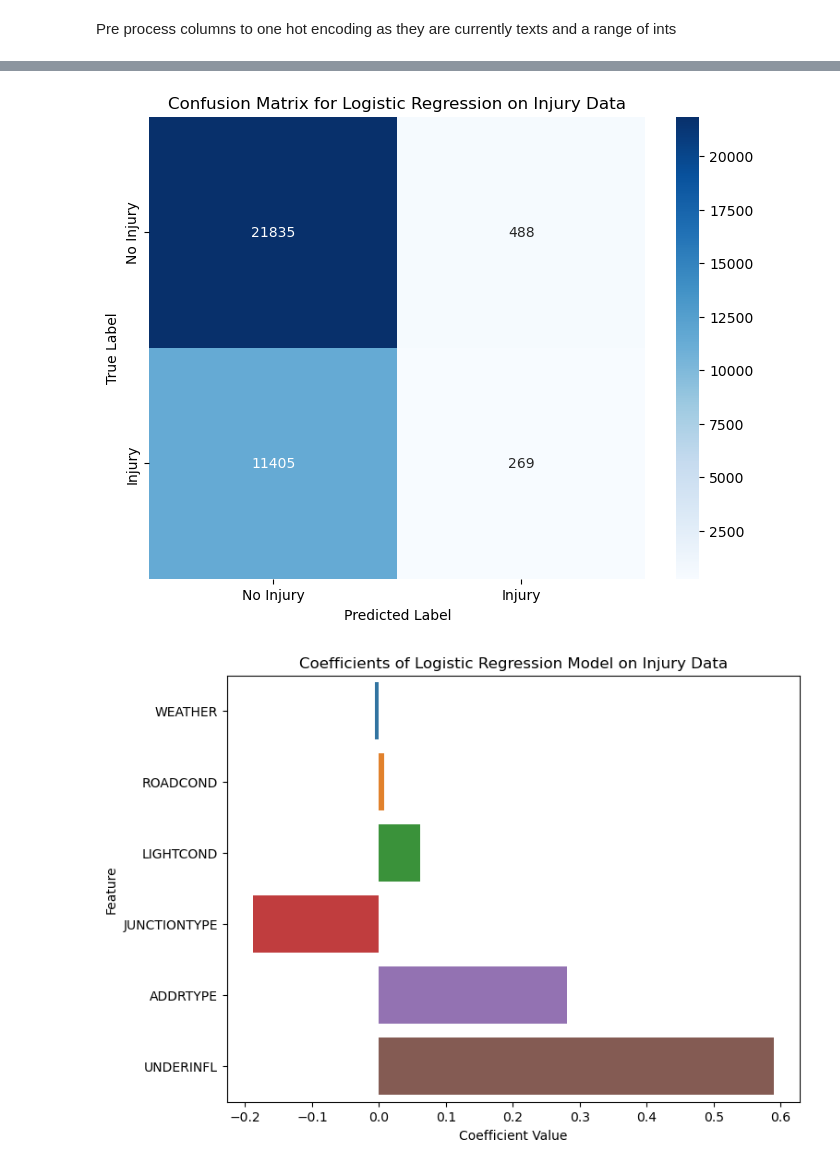
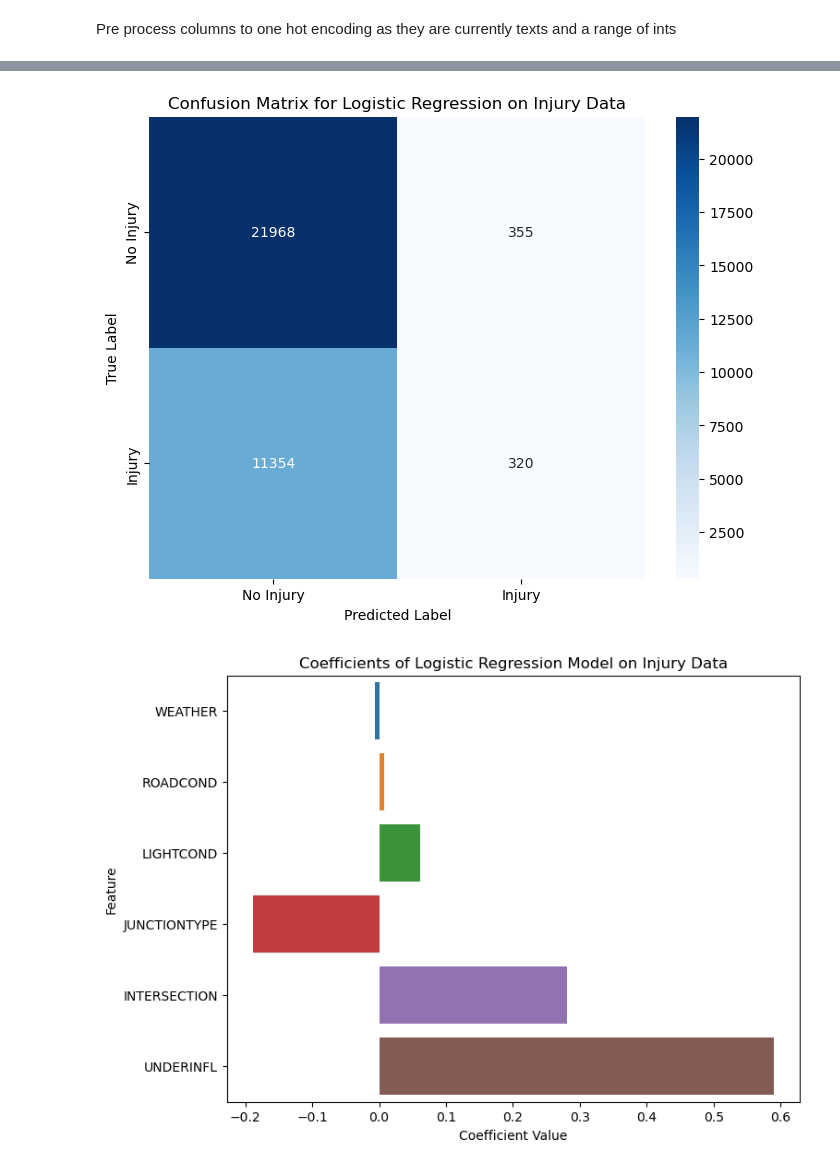
Before and after one commit to yuan25j/comp562finalproj, a Jupyter notebook: my.ipynb, the cells around one changed output, grey strips where cells are left out. Cells and saved outputs as stored; diff of their text form; code cells hidden in the pictures.

Commit message:
addrtype update

```diff
--- a/my.ipynb
+++ b/my.ipynb
@@ -26,17 +27,17 @@ data = pd.read_csv("CleanedSeattleData.csv")
 # Convert 'INJURIES' column to binary (1 if injuries > 0, else 0)
 
 # Prepare the features and target
-X = data[['WEATHER', 'ROADCOND', 'LIGHTCOND', 'JUNCTIONTYPE','ADDRTYPE' ,'UNDERINFL']]  # Features
+X = data[['WEATHER', 'ROADCOND', 'LIGHTCOND', 'JUNCTIONTYPE','INTERSECTION' ,'UNDERINFL']]  # Features
 y = data['INJURY_BINARY'] = data['SEVERITYCODE'].apply(lambda x: 1 if x > 1 else 0)
 # Split the data - 80% for training and 20% for testing
 X_train_val, X_test, y_train_val, y_test = train_test_split(X, y, test_size=0.2, random_state=42)
 X_train, X_val, y_train, y_val = train_test_split(X_train_val, y_train_val, test_size=0.25, random_state=42)
 # The above splits the data into 60% training, 20% validation, and 20% testing
 
-# Create the Logistic Regression model
 best_accuracy = 0
 best_C = None
 best_model = None
+best_metrics = None
 
 # Loop over different values of C
 for C_value in np.arange(0.01, 1, 0.05):
@@ -49,19 +50,31 @@ for C_value in np.arange(0.01, 1, 0.05):
     # Make predictions on the validation set
     y_pred_val = logreg.predict(X_val)
 
-    # Evaluate the model on the validation set
+    # Calculate accuracy on the validation set
     accuracy_val = accuracy_score(y_val, y_pred_val)
+
+    # Calculate precision, recall, F1 score, and support
+    precision, recall, f1_score, support = precision_recall_fscore_support(y_val, y_pred_val, average='binary')
+
+    # Print metrics for the current model
     print(f"C = {C_value:.2f}, Validation Accuracy = {accuracy_val:.4f}")
+    print(f"Precision = {precision:.4f}, Recall = {recall:.4f}, F1 Score = {f1_score:.4f}, Support = {support}")
 
     # Check if current model has better validation accuracy
     if accuracy_val > best_accuracy:
         best_accuracy = accuracy_val
         best_C = C_value
         best_model = logreg
+        best_metrics = (precision, recall, f1_score, support)
 
 # Use the best model for testing
 y_pred_test = best_model.predict(X_test)
-accuracy_test = accuracy_score(y_test, y_pred_test)
-print(f"\nBest Model - C = {best_C:.2f}, Testing Accuracy = {accuracy_test:.4f}")
+
+# Calculate metrics on the testing set using the best model
+precision_test, recall_test, f1_score_test, support_test = precision_recall_fscore_support(y_test, y_pred_test, average='binary')
+
+# Print metrics for the best model on the testing set
+print(f"\nBest Model - C = {best_C:.2f}, Testing Accuracy = {best_accuracy:.4f}")
+print(f"Precision (Testing) = {precision_test:.4f}, Recall (Testing) = {recall_test:.4f}, F1 Score (Testing) = {f1_score_test:.4f}, Support (Testing) = {support_test}")
 # %% [output]
 C = 0.01, Validation Accuracy = 0.6521
@@ -84,22 +97,22 @@ Best Model - C = 0.01, Testing Accuracy = 0.6556
 # %%
 
 # Confusion matrix heatmap
-cm = confusion_matrix(y_test, y_pred)
+cm = confusion_matrix(y_test, y_pred_test)
 plt.figure(figsize=(8, 6))
 sns.heatmap(cm, annot=True, fmt='d', cmap='Blues', xticklabels=['No Injury', 'Injury'], yticklabels=['No Injury', 'Injury'])
 plt.title('Confusion Matrix for Logistic Regression on Injury Data')
 plt.ylabel('True Label')
 plt.xlabel('Predicted Label')
 plt.show()
 
 # Coefficient bar plot
 coef = logreg.coef_[0]
 plt.figure(figsize=(8, 6))
-sns.barplot(x=coef, y=['WEATHER', 'ROADCOND', 'LIGHTCOND', 'JUNCTIONTYPE' ,'ADDRTYPE','UNDERINFL'])
+sns.barplot(x=coef, y=['WEATHER', 'ROADCOND', 'LIGHTCOND', 'JUNCTIONTYPE' ,'INTERSECTION','UNDERINFL'])
 plt.title('Coefficients of Logistic Regression Model on Injury Data')
 plt.xlabel('Coefficient Value')
 plt.ylabel('Feature')
 plt.show()
 # %% [output]
 [figure]
-[figure, old version]
+[figure, new version]
```
Also changed, not shown: parts of 2 cells of this notebook, 1 other file.
